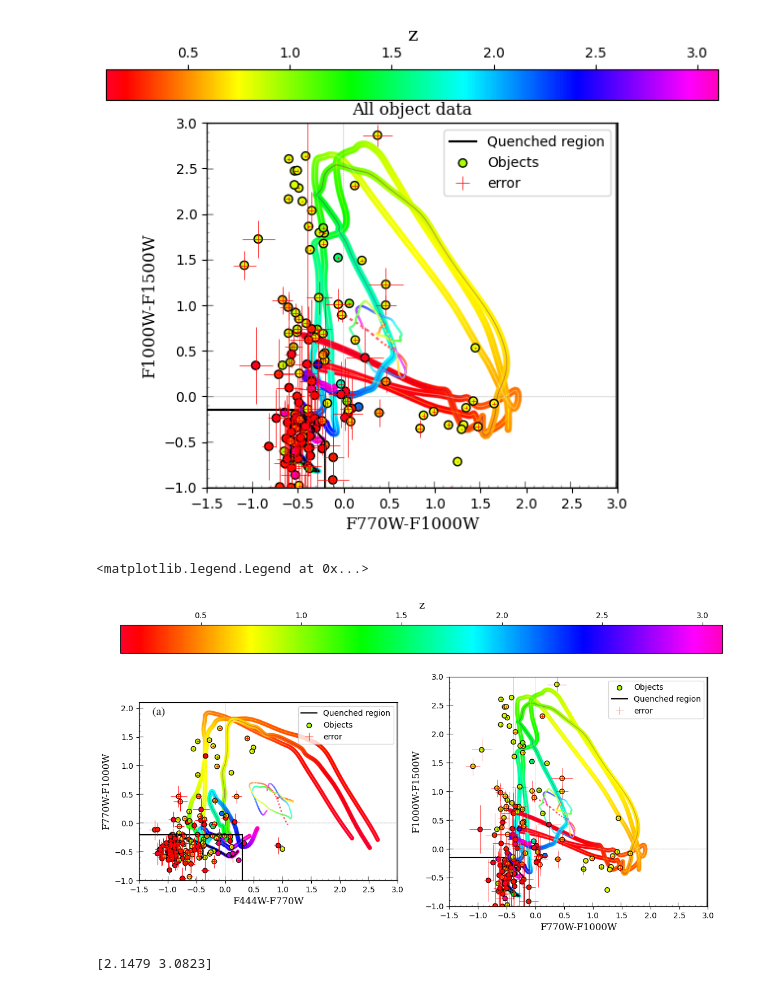
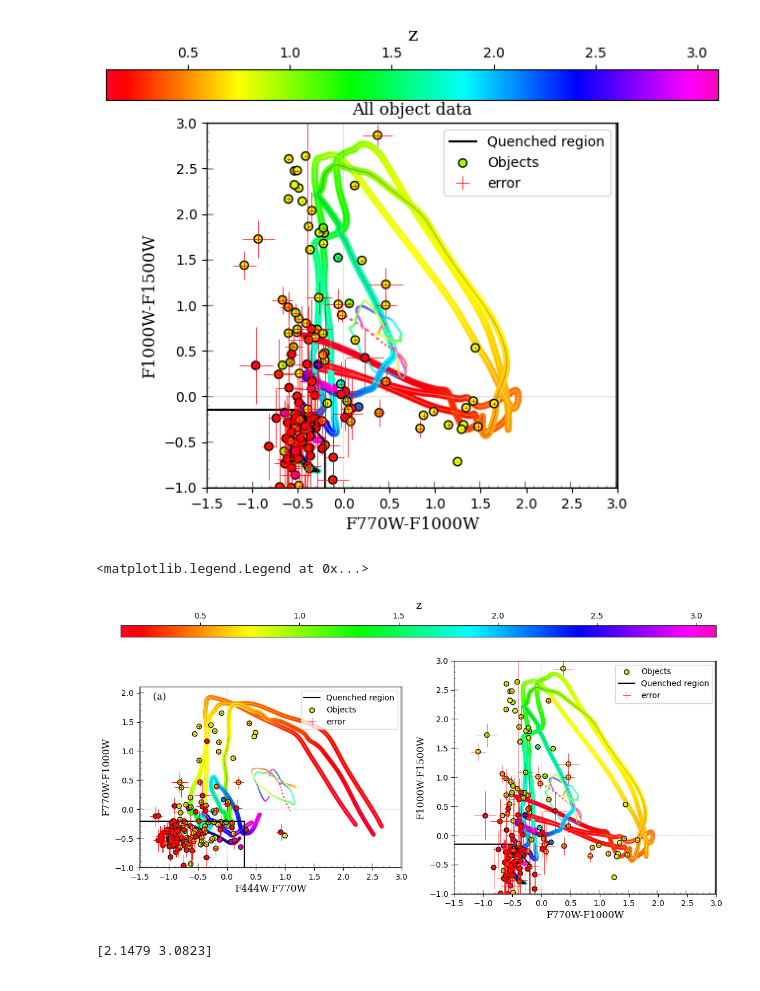
Before and after one commit to StellaWasTaken/1st-year-project, a Jupyter notebook: CSFG data results.ipynb, the cells around one changed output. Drawn from its saved outputs; the diff is of its cells as text; code cells hidden in the pictures.

```diff
--- a/CSFG data results.ipynb
+++ b/CSFG data results.ipynb
@@ -152,38 +153,40 @@ plt.show()
 [figure]
 [figure]
 # %%
+from matplotlib.gridspec import GridSpec
 fig = plt.figure(figsize=(13,10))
 #plt.title("All object data", **newfont, fontsize=12)
-fig.gridspec_kw={'width_ratios': [1, 1]}
-cbar_ax = fig.add_axes([0.1, 0.85, 0.82, 0.05])
+cbar_ax = fig.add_axes([0.1, 0.85, 0.8, 0.02])
 fig.subplots_adjust(top=1.1)
-P1 = fig.add_subplot(1,2,1)
-P2 = fig.add_subplot(1,2,2)
+#plt.subplots(1, 2, gridspec_kw={"height_ratios": [2.1:3]})
+P1 = fig.add_subplot(1, 2, 1)
+P2 = fig.add_subplot(1, 2, 2)
 P1.plot(boxh[0], boxh[1], color="k", label="Quenched region")
 P1.plot(boxv[0], boxv[1], color="k")
 implot = P1.imshow(fig1, extent=[-1.5, 3, -1, 2.1])
 allplot1 = P1.scatter(M47, M710fig1, c=redfig1, marker="o", vmin=0.1, vmax=3.1, label = "Objects", cmap=sm, edgecolors="k")
 fig.colorbar(allplot1, cax=cbar_ax, orientation="horizontal", location="top").set_label(label='z',size=14,**newfont)
 P1.errorbar(M47, M710fig1, yerr=M710fig1e, xerr=M47e, linestyle = "", color="r", label = "error", elinewidth=0.8)
 P1.set_xlabel("F444W-F770W", **newfont, fontsize=12)
 P1.set_ylabel("F770W-F1000W", **newfont, fontsize=12)
 P1.set_xlim(-1.5, 3)
 P1.set_ylim(-1, 2.1)
 P1.legend()
+
 allplot2 = P2.scatter(M710fig2, M115, c=redfig2, marker="o", vmin=0.1, vmax=3.1, label = "Objects", cmap=sm, edgecolors="k")
 P2.plot(fictdatlinear[0], fictdatlinear[1], color="k", label="Quenched region")
 P2.plot(fictdathline[0], fictdathline[1], color="k")
 P2.plot(fictdatvline[0], fictdatvline[1], color="k")
-implot = plt.imshow(fig2, extent=[-1.5, 3, -1, 3])
+implot = P2.imshow(fig2, extent=[-1.5, 3, -1, 3])
 P2.errorbar(M710fig2, M115, yerr=M115e, xerr=M710fig2e, linestyle = "", color="r", label = "error", elinewidth=0.5) #VERY large errors
 P2.set_xlabel("F770W-F1000W", **newfont, fontsize=12)
 P2.set_ylabel("F1000W-F1500W", **newfont, fontsize=12)
 P2.set_xlim(-1.5, 3)
 P2.set_ylim(-1, 3)
 P2.legend()
 # %% [output]
 <matplotlib.legend.Legend at 0x...>
-[figure, old version]
+[figure, new version]
 # %%
 #Finding SFGs with z=>2 for fig1 and fig2 plot:
 
```
Also changed, not shown: parts of 5 cells of this notebook.
